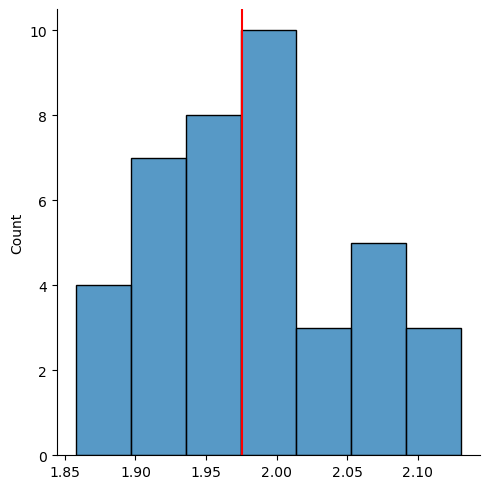
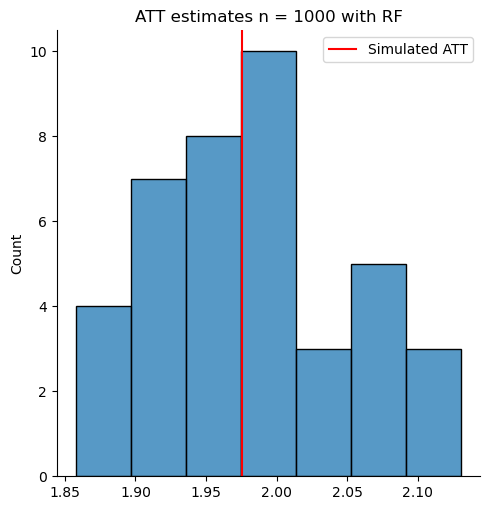
Code edit (unified diff) that turned the first committed figure into the second:
--- before
+++ after
@@ -1,3 +1,5 @@
-sns.displot(pred_theta[:,3] )
-plt.axvline(x = ATT_calculations["ATT"], c = "red" )
-plt.plot()
+sns.displot(pred_theta[:, 3])
+plt.axvline(x=ATT_calculations["ATT"], color="red", label="Simulated ATT")
+plt.title("ATT estimates n = 1000 with RF")
+plt.legend()
+plt.show()

Commit: adjusted nn